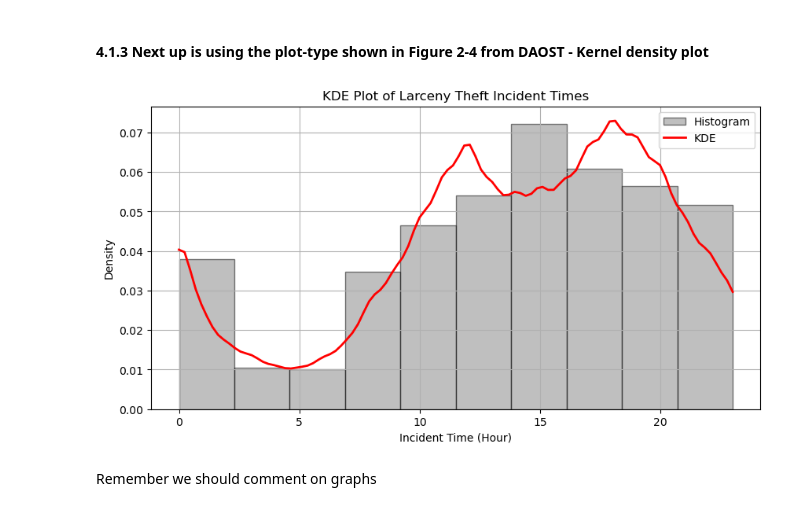
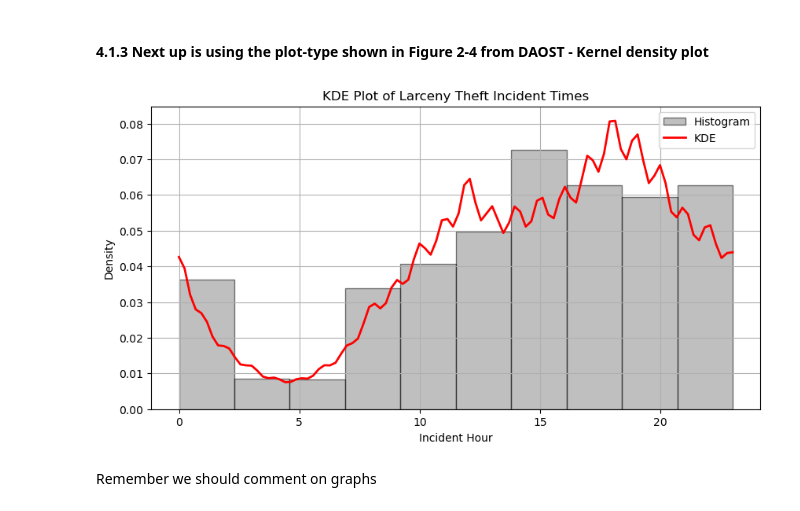
Before and after one commit to ThomasRoennebek/Social_data-analysis_and_visualization, a Jupyter notebook: Assignment 1/Assignment1_Solved.ipynb, the cells around one changed output. Saved outputs shown, nothing was run; the diff lists cells and outputs as text; code cells hidden in the pictures.

```diff
--- a/Assignment 1/Assignment1_Solved.ipynb
+++ b/Assignment 1/Assignment1_Solved.ipynb
@@ -16,7 +16,9 @@ import json
 # %% [markdown]
 # Load data
 # %%
-sf_crime_data = pd.read_csv("/Users/Thomas/Desktop/Skole/Business Analytics/Social data analysis and visualization/Data/sf_crime_2003_present_cleaned.csv")
+sf_crime_data = pd.read_csv("/Users/Thomas/Desktop/Skole/Business Analytics/Social data analysis and visualization/Data/Police_Incident_Reports_2003_2025_Cleaned.csv")
+
+pd.set_option('display.max_columns', None)
 # %%
 len(sf_crime_data)
 # %% [output]
@@ -33,3 +35,4 @@ sf_crime_data.head()
 # %%
-sf_crime_data["Incident Date"] = pd.to_datetime(sf_crime_data ["Incident Date"], format="%Y-%m-%d")
-sf_crime_data["Incident Hour"] = pd.to_datetime(sf_crime_data["Incident Time"], format="%H:%M").dt.hour
+sf_crime_data["Incident Date"] = pd.to_datetime(sf_crime_data["Incident Date"], format="%Y-%m-%d", errors="coerce")
+sf_crime_data["Incident Hour"] = pd.to_datetime(sf_crime_data["Incident Time"], format="%H:%M", errors="coerce").dt.hour
+sf_crime_data["Incident Time"] = pd.to_datetime(sf_crime_data["Incident Time"], format="%H:%M", errors="coerce").dt.time
@@ -176,0 +203,3 @@ df_exercise2["Incident Time"] = pd.to_datetime(df_exercise1["Incident Time"], fo
+# %%
+df_exercise1 = sf_crime_data
+df_exercise2 = sf_crime_data
@@ -210,8 +268,6 @@ write comment to visualization
 # %% [markdown]
 #### 4.1.2 creating two crime-data based versions of the plot-type shown in DAOST **Figure 2-2**
 # %%
-# Ensure the "Incident Date" column is in datetime format
-df_exercise1["Incident Date"] = pd.to_datetime(df_exercise1["Incident Date"], errors='coerce')
 
 # Choose two crime types with different geographic patterns
 crime1 = "Burglary"
@@ -260,32 +316,33 @@ write comment to plot. Not sure if this plot is correct. Please check if i have
 # %% [markdown]
 #### 4.1.3 Next up is using the plot-type shown in **Figure 2-4** from DAOST - Kernel density plot
 # %%
-# Select a crime type and extract incident times
 crime_type = "Larceny Theft"
-df_filtered = df_exercise1[df_exercise1["Incident Category"] == crime_type]["Incident Time"].dropna()
+df_filtered = df_exercise1[df_exercise1["Incident Category"] == crime_type]["Incident Hour"].dropna()
+
+# Ensure "Incident Hour" is treated as numeric
+df_filtered = df_filtered.astype(float)
 
 # Ensure there's enough data
 if len(df_filtered) < 10:
-    print("Warning: Not enough data for KDE plot.")
+    print("Not enough data for KDE plot")
+else:
+    # Compute KDE
+    kde = gaussian_kde(df_filtered)
+    x_vals = np.linspace(df_filtered.min(), df_filtered.max(), 100)
+    y_vals = kde(x_vals)
 
-# Compute KDE
-kde = gaussian_kde(df_filtered)
-x_vals = np.linspace(df_filtered.min(), df_filtered.max(), 100)
-y_vals = kde(x_vals)
-
-# Plot KDE and histogram
-plt.figure(figsize=(10, 5))
-plt.hist(df_filtered, bins=10, density=True, alpha=0.5, color="gray", label="Histogram", edgecolor="black")
-plt.plot(x_vals, y_vals, color="red", label="KDE", linewidth=2)
-plt.xlabel("Incident Time (Hour)")
-plt.ylabel("Density")
-plt.title(f"KDE Plot of {crime_type} Incident Times")
-plt.legend()
-plt.grid(True)
-
-plt.show()
+    # Plot KDE and histogram
+    plt.figure(figsize=(10, 5))
+    plt.hist(df_filtered, bins=10, density=True, alpha=0.5, color="gray", label="Histogram", edgecolor="black")
+    plt.plot(x_vals, y_vals, color="red", label="KDE", linewidth=2)
+    plt.xlabel("Incident Hour")
+    plt.ylabel("Density")
+    plt.title(f"KDE Plot of {crime_type} Incident Times")
+    plt.legend()
+    plt.grid(True)
+    plt.show()
 # %% [output]
-[figure, old version]
+[figure, new version]
 # %% [markdown]
 Remember we should comment on graphs
 # %% [markdown]
```
Also changed, not shown: parts of 17 cells of this notebook.
